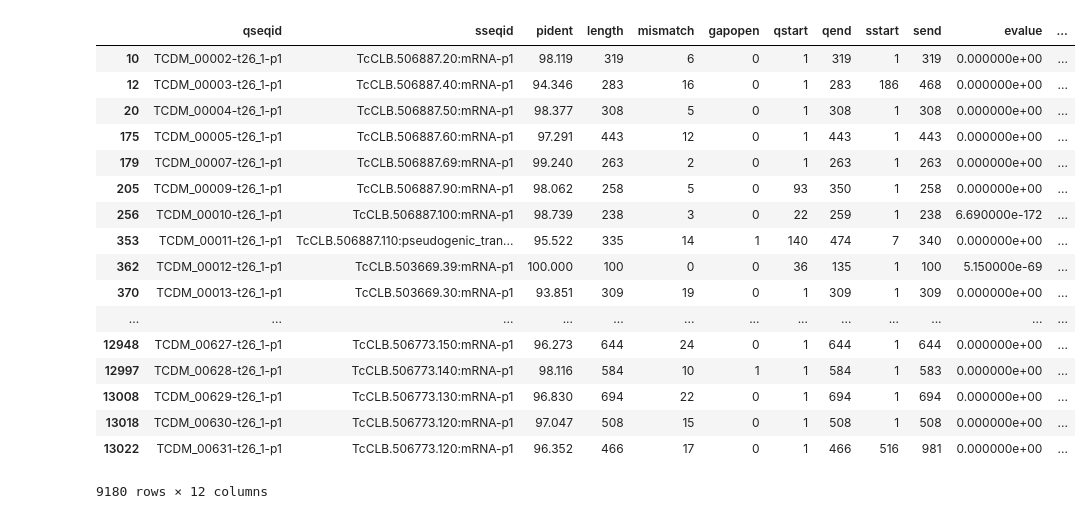
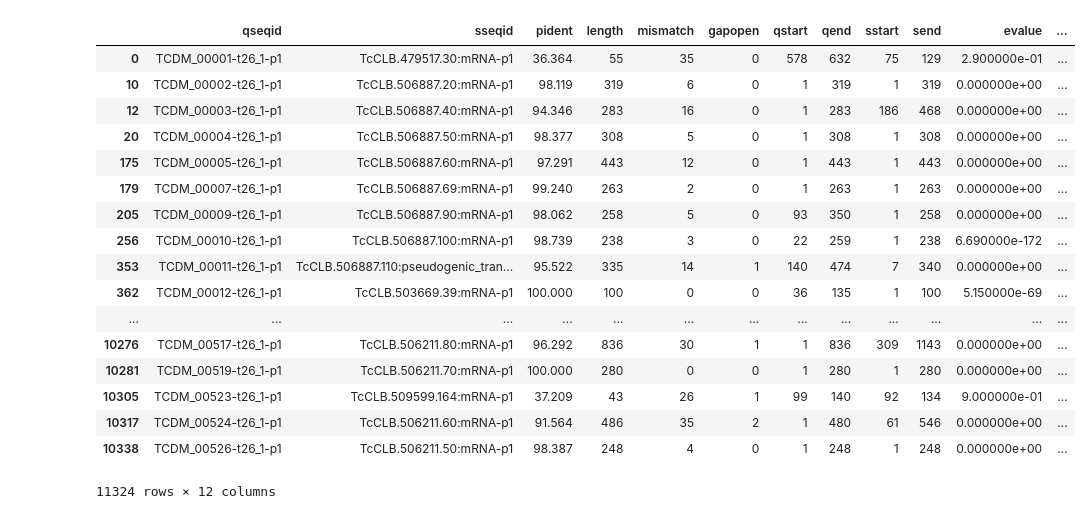
Before and after one commit to hilting/strain_mutation, a Jupyter notebook: data/homology_search/csv/parse_tcruzi.ipynb, the cells around one changed output. Drawn from its saved outputs; the diff is of its cells as text; code cells hidden in the pictures.

```diff
--- a/data/homology_search/csv/parse_tcruzi.ipynb
+++ b/data/homology_search/csv/parse_tcruzi.ipynb
@@ -13,24 +14,24 @@ dm28 = pd.read_csv(strains[2])
 dm28["bitscore"] = dm28["bitscore"].astype("int")
 # %%
 dm_s_max = dm28.loc[dm28.groupby("qseqid")["bitscore"].idxmax()]
-# %%
-dm_s_max[dm_s_max["pident"] > 50]
-# %% [output]
-|  | qseqid | sseqid | pident | length | mismatch | gapopen | qstart | qend | sstart | send | evalue | ... |
-| 10 | TCDM_00002-t26_1-p1 | TcCLB.506887.20:mRNA-p1 | 98.119 | 319 | 6 | 0 | 1 | 319 | 1 | 319 | 0.000000e+00 | ... |
-| 12 | TCDM_00003-t26_1-p1 | TcCLB.506887.40:mRNA-p1 | 94.346 | 283 | 16 | 0 | 1 | 283 | 186 | 468 | 0.000000e+00 | ... |
-| 20 | TCDM_00004-t26_1-p1 | TcCLB.506887.50:mRNA-p1 | 98.377 | 308 | 5 | 0 | 1 | 308 | 1 | 308 | 0.000000e+00 | ... |
-| 175 | TCDM_00005-t26_1-p1 | TcCLB.506887.60:mRNA-p1 | 97.291 | 443 | 12 | 0 | 1 | 443 | 1 | 443 | 0.000000e+00 | ... |
-| 179 | TCDM_00007-t26_1-p1 | TcCLB.506887.69:mRNA-p1 | 99.240 | 263 | 2 | 0 | 1 | 263 | 1 | 263 | 0.000000e+00 | ... |
-| 205 | TCDM_00009-t26_1-p1 | TcCLB.506887.90:mRNA-p1 | 98.062 | 258 | 5 | 0 | 93 | 350 | 1 | 258 | 0.000000e+00 | ... |
-| 256 | TCDM_00010-t26_1-p1 | TcCLB.506887.100:mRNA-p1 | 98.739 | 238 | 3 | 0 | 22 | 259 | 1 | 238 | 6.690000e-172 | ... |
-| 353 | TCDM_00011-t26_1-p1 | TcCLB.506887.110:pseudogenic_tran... | 95.522 | 335 | 14 | 1 | 140 | 474 | 7 | 340 | 0.000000e+00 | ... |
-| 362 | TCDM_00012-t26_1-p1 | TcCLB.503669.39:mRNA-p1 | 100.000 | 100 | 0 | 0 | 36 | 135 | 1 | 100 | 5.150000e-69 | ... |
-| 370 | TCDM_00013-t26_1-p1 | TcCLB.503669.30:mRNA-p1 | 93.851 | 309 | 19 | 0 | 1 | 309 | 1 | 309 | 0.000000e+00 | ... |
-| ... | ... | ... | ... | ... | ... | ... | ... | ... | ... | ... | ... | ... |
-| 12948 | TCDM_00627-t26_1-p1 | TcCLB.506773.150:mRNA-p1 | 96.273 | 644 | 24 | 0 | 1 | 644 | 1 | 644 | 0.000000e+00 | ... |
-| 12997 | TCDM_00628-t26_1-p1 | TcCLB.506773.140:mRNA-p1 | 98.116 | 584 | 10 | 1 | 1 | 584 | 1 | 583 | 0.000000e+00 | ... |
-| 13008 | TCDM_00629-t26_1-p1 | TcCLB.506773.130:mRNA-p1 | 96.830 | 694 | 22 | 0 | 1 | 694 | 1 | 694 | 0.000000e+00 | ... |
-| 13018 | TCDM_00630-t26_1-p1 | TcCLB.506773.120:mRNA-p1 | 97.047 | 508 | 15 | 0 | 1 | 508 | 1 | 508 | 0.000000e+00 | ... |
-| 13022 | TCDM_00631-t26_1-p1 | TcCLB.506773.120:mRNA-p1 | 96.352 | 466 | 17 | 0 | 1 | 466 | 516 | 981 | 0.000000e+00 | ... |
-9180 rows × 12 columns
+# %%
+dm_s_max
+# %% [output]
+|  | qseqid | sseqid | pident | length | mismatch | gapopen | qstart | qend | sstart | send | evalue | ... |
+| 0 | TCDM_00001-t26_1-p1 | TcCLB.479517.30:mRNA-p1 | 36.364 | 55 | 35 | 0 | 578 | 632 | 75 | 129 | 2.900000e-01 | ... |
+| 10 | TCDM_00002-t26_1-p1 | TcCLB.506887.20:mRNA-p1 | 98.119 | 319 | 6 | 0 | 1 | 319 | 1 | 319 | 0.000000e+00 | ... |
+| 12 | TCDM_00003-t26_1-p1 | TcCLB.506887.40:mRNA-p1 | 94.346 | 283 | 16 | 0 | 1 | 283 | 186 | 468 | 0.000000e+00 | ... |
+| 20 | TCDM_00004-t26_1-p1 | TcCLB.506887.50:mRNA-p1 | 98.377 | 308 | 5 | 0 | 1 | 308 | 1 | 308 | 0.000000e+00 | ... |
+| 175 | TCDM_00005-t26_1-p1 | TcCLB.506887.60:mRNA-p1 | 97.291 | 443 | 12 | 0 | 1 | 443 | 1 | 443 | 0.000000e+00 | ... |
+| 179 | TCDM_00007-t26_1-p1 | TcCLB.506887.69:mRNA-p1 | 99.240 | 263 | 2 | 0 | 1 | 263 | 1 | 263 | 0.000000e+00 | ... |
+| 205 | TCDM_00009-t26_1-p1 | TcCLB.506887.90:mRNA-p1 | 98.062 | 258 | 5 | 0 | 93 | 350 | 1 | 258 | 0.000000e+00 | ... |
+| 256 | TCDM_00010-t26_1-p1 | TcCLB.506887.100:mRNA-p1 | 98.739 | 238 | 3 | 0 | 22 | 259 | 1 | 238 | 6.690000e-172 | ... |
+| 353 | TCDM_00011-t26_1-p1 | TcCLB.506887.110:pseudogenic_tran... | 95.522 | 335 | 14 | 1 | 140 | 474 | 7 | 340 | 0.000000e+00 | ... |
+| 362 | TCDM_00012-t26_1-p1 | TcCLB.503669.39:mRNA-p1 | 100.000 | 100 | 0 | 0 | 36 | 135 | 1 | 100 | 5.150000e-69 | ... |
+| ... | ... | ... | ... | ... | ... | ... | ... | ... | ... | ... | ... | ... |
+| 10276 | TCDM_00517-t26_1-p1 | TcCLB.506211.80:mRNA-p1 | 96.292 | 836 | 30 | 1 | 1 | 836 | 309 | 1143 | 0.000000e+00 | ... |
+| 10281 | TCDM_00519-t26_1-p1 | TcCLB.506211.70:mRNA-p1 | 100.000 | 280 | 0 | 0 | 1 | 280 | 1 | 280 | 0.000000e+00 | ... |
+| 10305 | TCDM_00523-t26_1-p1 | TcCLB.509599.164:mRNA-p1 | 37.209 | 43 | 26 | 1 | 99 | 140 | 92 | 134 | 9.000000e-01 | ... |
+| 10317 | TCDM_00524-t26_1-p1 | TcCLB.506211.60:mRNA-p1 | 91.564 | 486 | 35 | 2 | 1 | 480 | 61 | 546 | 0.000000e+00 | ... |
+| 10338 | TCDM_00526-t26_1-p1 | TcCLB.506211.50:mRNA-p1 | 98.387 | 248 | 4 | 0 | 1 | 248 | 1 | 248 | 0.000000e+00 | ... |
+11324 rows × 12 columns
```
Also changed, not shown: parts of 7 cells of this notebook.
